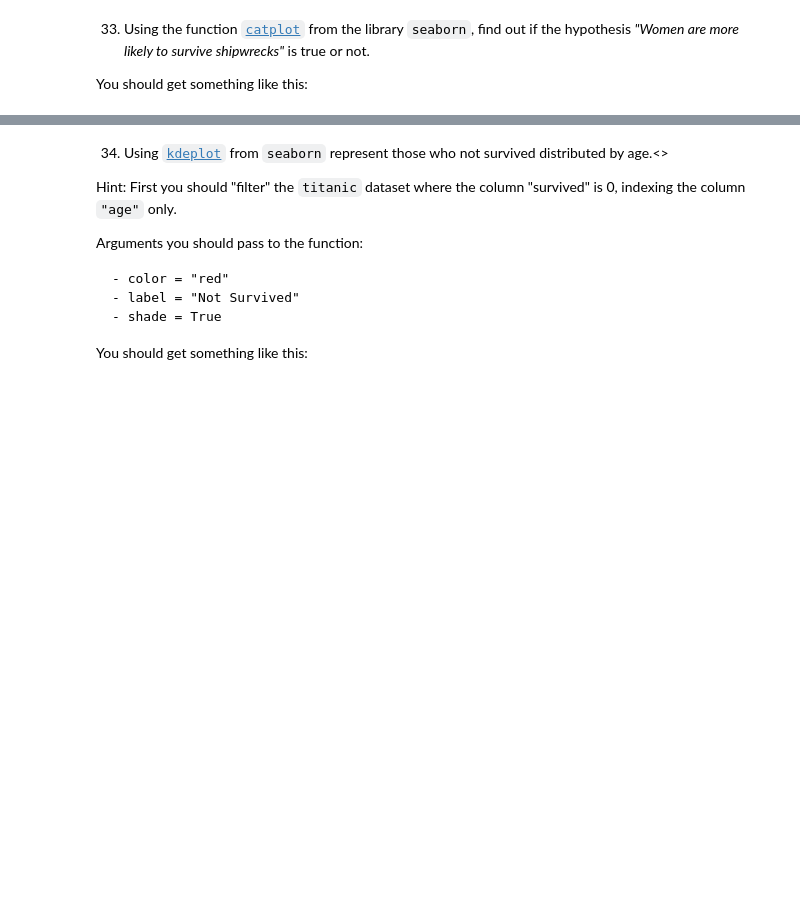
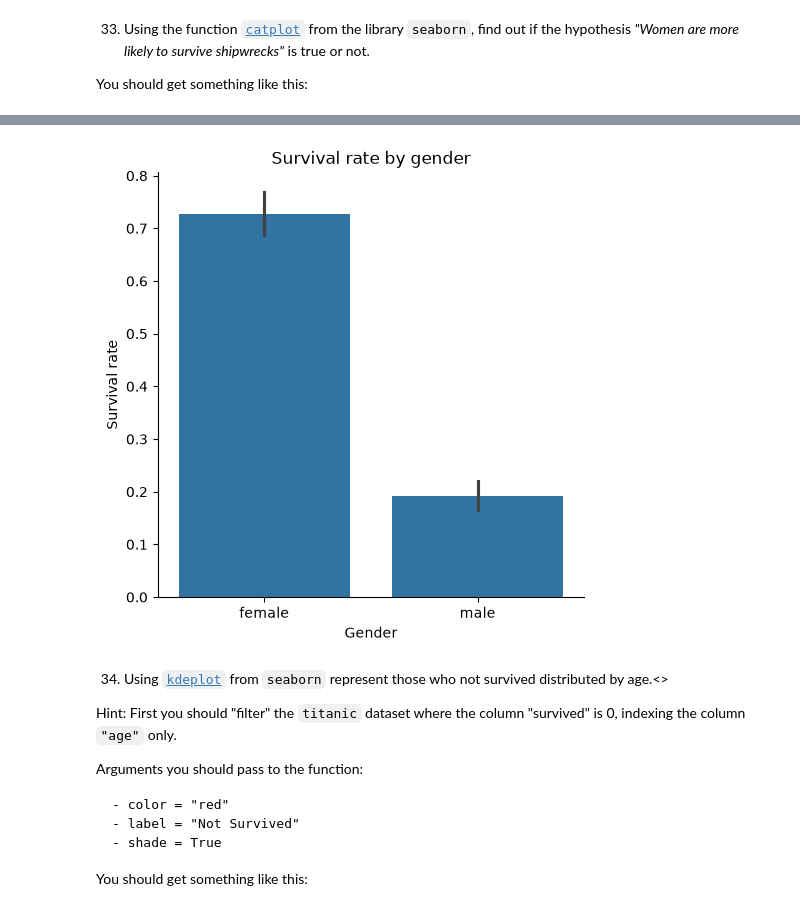
Before and after one commit to mochilooo/2026-10-BILBAO-FT-Data-Science, a Jupyter notebook: 2-Data_Analysis/2-Pandas/Practica/7-Titanic/Titanic-exercise_YERAY.ipynb, the cells around one changed output, grey strips where cells are left out. Saved outputs shown, nothing was run; the diff lists cells and outputs as text; code cells hidden in the pictures; blank space fills up the shorter version.

```diff
--- a/2-Data_Analysis/2-Pandas/Practica/7-Titanic/Titanic-exercise_YERAY.ipynb
+++ b/2-Data_Analysis/2-Pandas/Practica/7-Titanic/Titanic-exercise_YERAY.ipynb
@@ -475,6 +552,14 @@ import seaborn as sns
 You should get something like this:
 # %% [markdown]
 ![catplot](./img/catplotgen.png)
+# %%
+sns.catplot(data=titanic, x="sex", y="survived", kind="bar")
+plt.ylabel("Survival rate")
+plt.xlabel("Gender")
+plt.title("Survival rate by gender")
+plt.show()
+# %% [output]
+[figure, added]
 # %% [markdown]
 34. Using [`kdeplot`]("https://seaborn.pydata.org/generated/seaborn.kdeplot.html") from `seaborn` represent those who not survived distributed by age.<>
 
```
Also changed, not shown: parts of 10 cells of this notebook, 8 other files.
